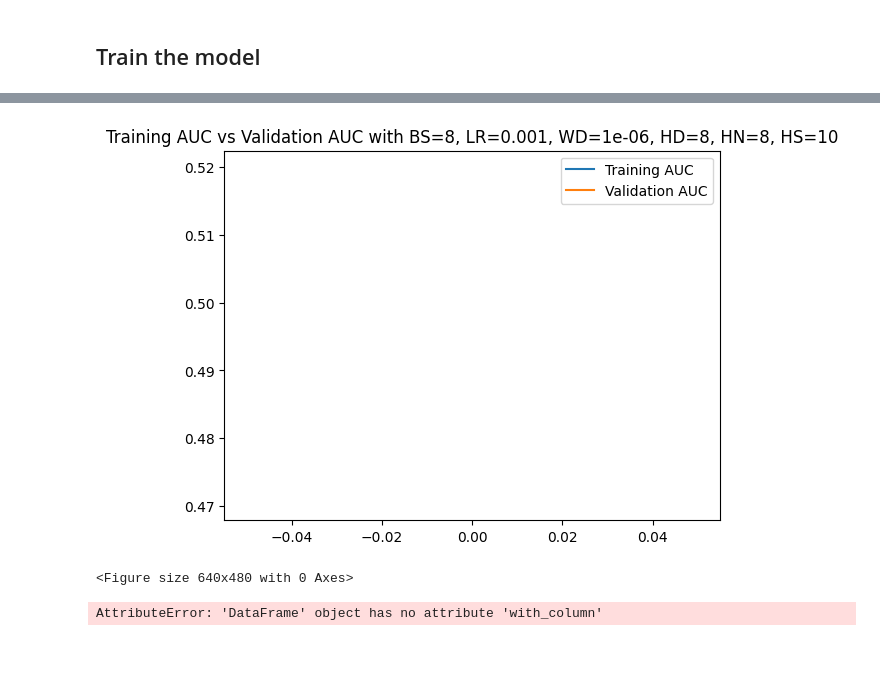
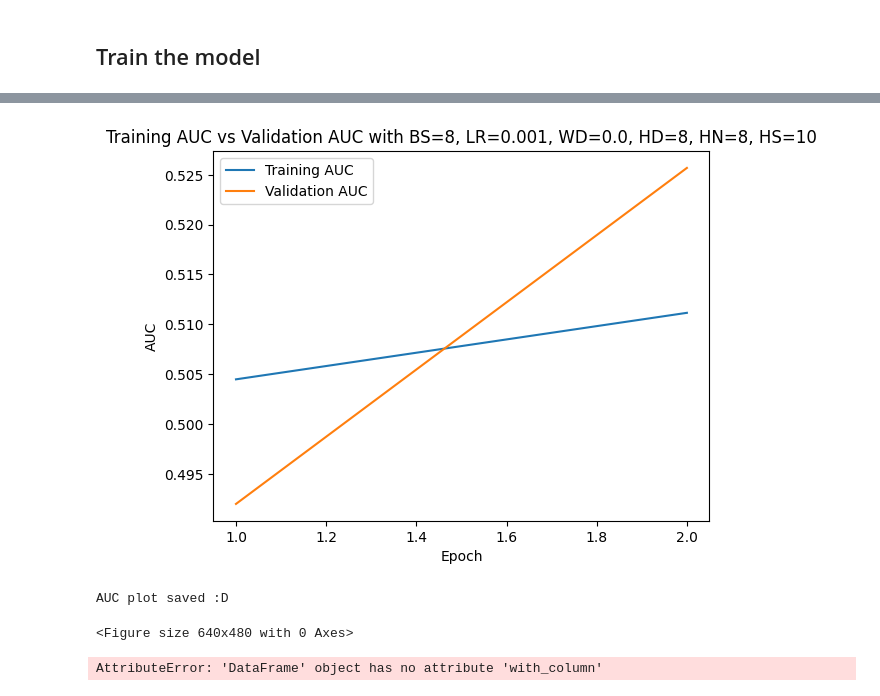
Before and after one commit to raquel-ch/pytorch-nrms, a Jupyter notebook: nrms_ebnerd.ipynb, the cells around one changed output, grey strips where cells are left out. Cells and saved outputs as stored; diff of their text form; code cells hidden in the pictures; blank space fills up the shorter version.

```diff
--- a/nrms_ebnerd.ipynb
+++ b/nrms_ebnerd.ipynb
@@ -235,7 +235,7 @@ from sklearn.metrics import roc_auc_score
 import torch.nn.utils  # Ensure this is imported for gradient clipping
 
 epoch = 0
-num_epochs = hparams_nrms.epochs
+num_epochs = 2
 
 word2vec_embedding = torch.tensor(word2vec_embedding, dtype=torch.float32).to(device)
 
@@ -252,14 +252,16 @@ val_loss_fn = nn.CrossEntropyLoss()
 
 # Gradient clipping parameter
 max_norm = 5.0  # Maximum gradient norm
-
+running_losses = []
+validation_losses = []
+training_aucs = []
+validation_aucs = []
 # Training loop
 for epoch in range(num_epochs):
     nrms.train()  # Set the model to training mode
     running_loss = 0.0
     all_labels = []
     all_outputs = []
-    running_losses = []
 
     for i, ((his_input_title, pred_input_title), labels) in enumerate(train_dataloader):
         his_input_title = his_input_title.to(device, dtype=torch.long)
@@ -279,7 +281,6 @@ for epoch in range(num_epochs):
 
         optimizer.step()  # Update the parameters
         running_loss += loss.item()
-        running_losses.append(loss.item())
 
 
         # Detach tensors immediately after use to save memory
@@ -294,11 +295,14 @@ for epoch in range(num_epochs):
         del his_input_title, pred_input_title, labels, loss, outputs, og_labels
         torch.cuda.empty_cache()  # Clear unused GPU memory
 
+    running_loss /= len(train_dataloader)
+    running_losses.append(running_loss)
     # Calculate AUC score
     auc = 0
     for i, label_true in enumerate(all_labels):
         auc += roc_auc_score(label_true, all_outputs[i])
     auc /= len(all_labels)
+    training_aucs.append(auc)
 
     # Print training details
     print(f"Epoch: {epoch + 1}/{num_epochs}")
@@ -311,7 +315,6 @@ for epoch in range(num_epochs):
     all_labels = []
     all_outputs = []
     val_loss = 0.0
-    validation_losses = []
     with torch.no_grad():
         for i, ((his_input_title, pred_input_title), labels) in enumerate(val_dataloader):
             his_input_title = his_input_title.to(device, dtype=torch.long)
@@ -321,8 +324,7 @@ for epoch in range(num_epochs):
 
             outputs = nrms(his_input_title, pred_input_title).to(device)  # Forward pass
             loss = val_loss_fn(outputs.view(-1), labels.float())
-            val_loss = loss.item()
-            validation_losses.append(loss.item())
+            val_loss += loss.item()
 
             all_labels.extend(og_labels.cpu().numpy())
             all_outputs.extend(outputs.cpu().numpy())
@@ -335,8 +337,12 @@ for epoch in range(num_epochs):
             del his_input_title, pred_input_title, labels, outputs
             torch.cuda.empty_cache()
 
+    val_loss /= len(val_dataloader)
+    validation_losses.append(val_loss)
+
     # Calculate AUC score
     auc = roc_auc_score(all_labels, all_outputs)
+    validation_aucs.append(auc)
 
     # print(f"Validation outputs: {all_outputs[:10]}")
     # print(f"Validation labels: {all_labels[:10]}")
@@ -385,14 +397,20 @@ AttributeError: 'float' object has no attribute 'shape'
 # %%
-# Plot the training AUC and validation AUC
+# Plot the training loss and validation loss
+import matplotlib.pyplot as plt
 plt.title(f"Training AUC vs Validation AUC with BS={hparams_nrms.batch_size}, LR={hparams_nrms.learning_rate}, WD={hparams_nrms.weight_decay}, HD={hparams_nrms.head_dim}, HN={hparams_nrms.head_num}, HS={hparams_nrms.history_size}")
-plt.plot(auc, label="Training AUC")
-plt.plot(auc, label="Validation AUC")
+plt.plot(list(range(1, num_epochs + 1)), training_aucs, label="Training AUC")
+plt.xlabel("Epoch")
+plt.ylabel("AUC")
+plt.plot(range(1, num_epochs + 1), validation_aucs, label="Validation AUC")
 plt.legend()
 plt.show()
 plt.savefig(f"auc_bs{hparams_nrms.batch_size}_lr{hparams_nrms.learning_rate}_wd{hparams_nrms.weight_decay}_hd{hparams_nrms.head_dim}_hn{hparams_nrms.head_num}_hs{hparams_nrms.history_size}.png")
+
+print("AUC plot saved :D")
 # %% [output]
-[figure, old version]
+[figure, new version]
-<Figure size 640x480 with 0 Axes>
+AUC plot saved :D
+<Figure size 640x480 with 0 Axes>
 # %%
 # Load the model
 nrms = NRMSModel(hparams_nrms=hparams_nrms, word2vec_embedding=word2vec_embedding, seed=50).to(device)
```
Also changed, not shown: parts of 4 cells of this notebook, 1 other file.
